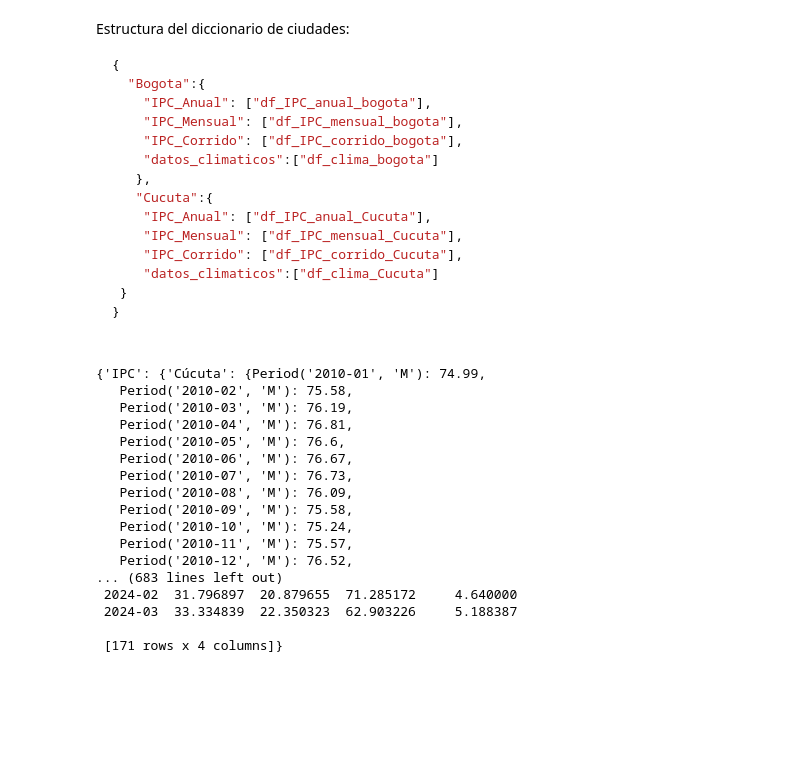
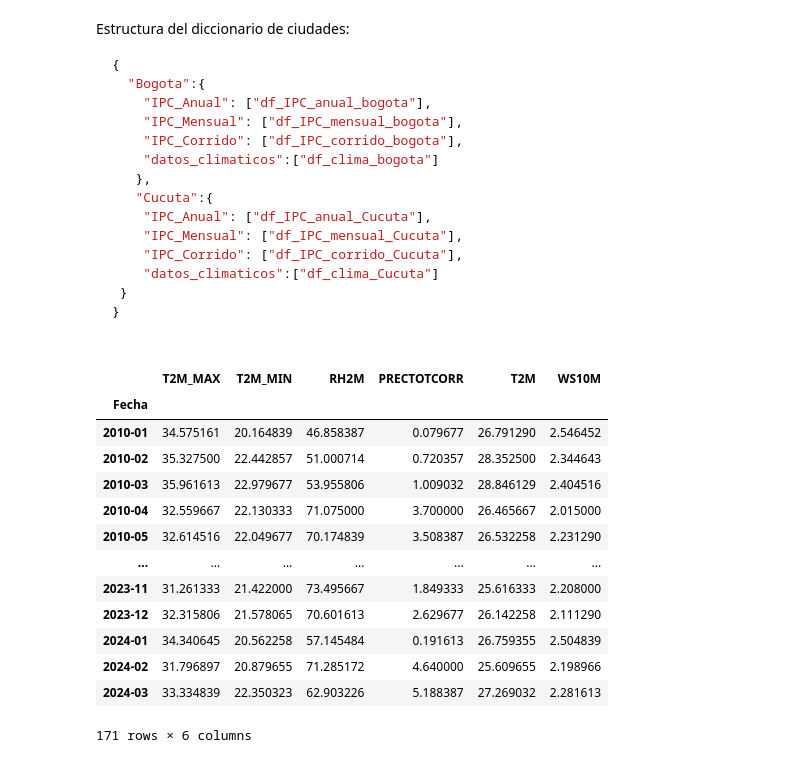
Before and after one commit to andersonjalvarado/Proyecto-IA-Javeriana, a Jupyter notebook: Proyecto.ipynb, the cells around one changed output. Drawn from its saved outputs; the diff is of its cells as text; code cells hidden in the pictures; blank space fills up the shorter version.

````diff
--- a/Proyecto.ipynb
+++ b/Proyecto.ipynb
@@ -274,22 +274,19 @@ Estructura del diccionario de ciudades:
 
 ```
 # %%
-cities_dict["Cúcuta"]
+cities_dict["Cúcuta"]["Climate Indexes"]
 # %% [output]
+|  | T2M_MAX | T2M_MIN | RH2M | PRECTOTCORR | T2M | WS10M |
+| Fecha |  |  |  |  |  |  |
+| 2010-01 | 34.575161 | 20.164839 | 46.858387 | 0.079677 | 26.791290 | 2.546452 |
+| 2010-02 | 35.327500 | 22.442857 | 51.000714 | 0.720357 | 28.352500 | 2.344643 |
+| 2010-03 | 35.961613 | 22.979677 | 53.955806 | 1.009032 | 28.846129 | 2.404516 |
+| 2010-04 | 32.559667 | 22.130333 | 71.075000 | 3.700000 | 26.465667 | 2.015000 |
+| 2010-05 | 32.614516 | 22.049677 | 70.174839 | 3.508387 | 26.532258 | 2.231290 |
+| ... | ... | ... | ... | ... | ... | ... |
+| 2023-11 | 31.261333 | 21.422000 | 73.495667 | 1.849333 | 25.616333 | 2.208000 |
+| 2023-12 | 32.315806 | 21.578065 | 70.601613 | 2.629677 | 26.142258 | 2.111290 |
+| 2024-01 | 34.340645 | 20.562258 | 57.145484 | 0.191613 | 26.759355 | 2.504839 |
+| 2024-02 | 31.796897 | 20.879655 | 71.285172 | 4.640000 | 25.609655 | 2.198966 |
+| 2024-03 | 33.334839 | 22.350323 | 62.903226 | 5.188387 | 27.269032 | 2.281613 |
-{'IPC': {'Cúcuta': {Period('2010-01', 'M'): 74.99,
-   Period('2010-02', 'M'): 75.58,
-   Period('2010-03', 'M'): 76.19,
-   Period('2010-04', 'M'): 76.81,
-   Period('2010-05', 'M'): 76.6,
-   Period('2010-06', 'M'): 76.67,
-   Period('2010-07', 'M'): 76.73,
-   Period('2010-08', 'M'): 76.09,
-   Period('2010-09', 'M'): 75.58,
-   Period('2010-10', 'M'): 75.24,
-   Period('2010-11', 'M'): 75.57,
-   Period('2010-12', 'M'): 76.52,
-... (683 lines left out)
- 2024-02  31.796897  20.879655  71.285172     4.640000
- 2024-03  33.334839  22.350323  62.903226     5.188387
-
- [171 rows x 4 columns]}
+171 rows × 6 columns
````
Also changed, not shown: parts of 3 cells of this notebook, 22 other files.
